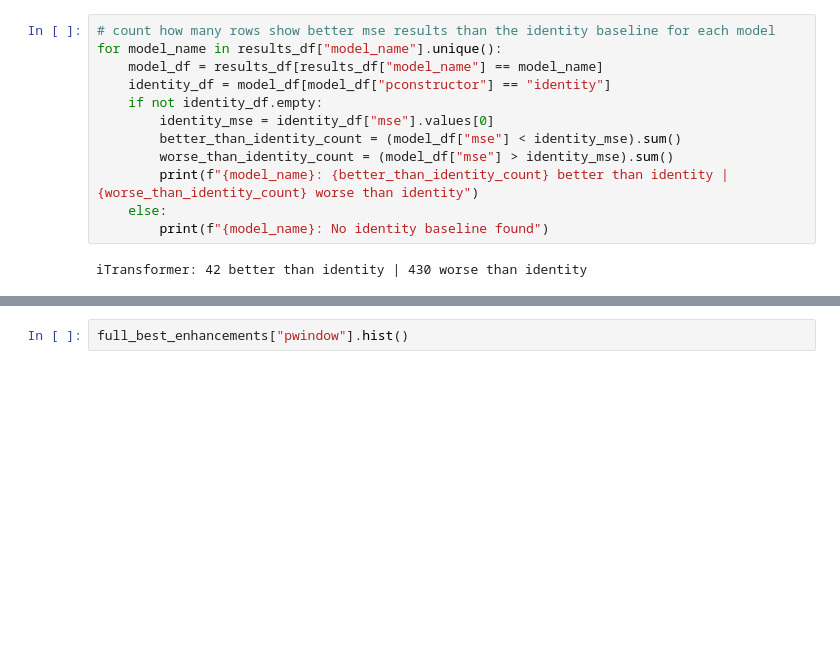
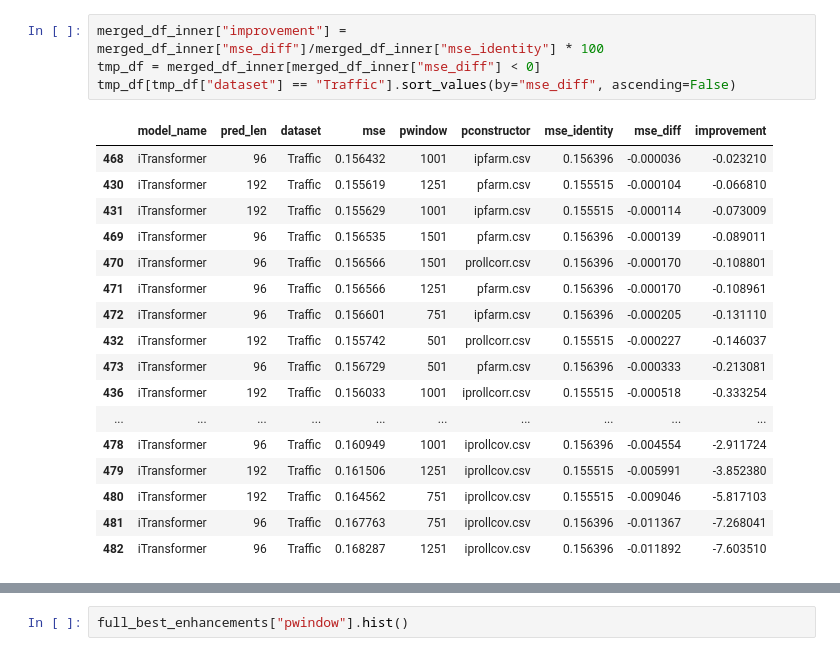
Before and after one commit to avilarenan/TSPindorama, a Jupyter notebook: results.ipynb, the cells around one changed output, grey strips where cells are left out. Saved outputs shown, nothing was run; the diff lists cells and outputs as text; blank space fills up the shorter version.

```diff
--- a/results.ipynb
+++ b/results.ipynb
@@ -100,14 +98,22 @@ dtype: int64
 # %%
-# count how many rows show better mse results than the identity baseline for each model
-for model_name in results_df["model_name"].unique():
-    model_df = results_df[results_df["model_name"] == model_name]
-    identity_df = model_df[model_df["pconstructor"] == "identity"]
-    if not identity_df.empty:
-        identity_mse = identity_df["mse"].values[0]
-        better_than_identity_count = (model_df["mse"] < identity_mse).sum()
-        worse_than_identity_count = (model_df["mse"] > identity_mse).sum()
-        print(f"{model_name}: {better_than_identity_count} better than identity | {worse_than_identity_count} worse than identity")
-    else:
-        print(f"{model_name}: No identity baseline found")
+merged_df_inner["improvement"] = merged_df_inner["mse_diff"]/merged_df_inner["mse_identity"] * 100
+tmp_df = merged_df_inner[merged_df_inner["mse_diff"] < 0]
+tmp_df[tmp_df["dataset"] == "Traffic"].sort_values(by="mse_diff", ascending=False)
 # %% [output]
-iTransformer: 42 better than identity | 430 worse than identity
+|  | model_name | pred_len | dataset | mse | pwindow | pconstructor | mse_identity | mse_diff | improvement |
+| 468 | iTransformer | 96 | Traffic | 0.156432 | 1001 | ipfarm.csv | 0.156396 | -0.000036 | -0.023210 |
+| 430 | iTransformer | 192 | Traffic | 0.155619 | 1251 | pfarm.csv | 0.155515 | -0.000104 | -0.066810 |
+| 431 | iTransformer | 192 | Traffic | 0.155629 | 1001 | ipfarm.csv | 0.155515 | -0.000114 | -0.073009 |
+| 469 | iTransformer | 96 | Traffic | 0.156535 | 1501 | pfarm.csv | 0.156396 | -0.000139 | -0.089011 |
+| 470 | iTransformer | 96 | Traffic | 0.156566 | 1501 | prollcorr.csv | 0.156396 | -0.000170 | -0.108801 |
+| 471 | iTransformer | 96 | Traffic | 0.156566 | 1251 | pfarm.csv | 0.156396 | -0.000170 | -0.108961 |
+| 472 | iTransformer | 96 | Traffic | 0.156601 | 751 | ipfarm.csv | 0.156396 | -0.000205 | -0.131110 |
+| 432 | iTransformer | 192 | Traffic | 0.155742 | 501 | prollcorr.csv | 0.155515 | -0.000227 | -0.146037 |
+| 473 | iTransformer | 96 | Traffic | 0.156729 | 501 | pfarm.csv | 0.156396 | -0.000333 | -0.213081 |
+| 436 | iTransformer | 192 | Traffic | 0.156033 | 1001 | iprollcorr.csv | 0.155515 | -0.000518 | -0.333254 |
+| ... | ... | ... | ... | ... | ... | ... | ... | ... | ... |
+| 478 | iTransformer | 96 | Traffic | 0.160949 | 1001 | iprollcov.csv | 0.156396 | -0.004554 | -2.911724 |
+| 479 | iTransformer | 192 | Traffic | 0.161506 | 1251 | iprollcov.csv | 0.155515 | -0.005991 | -3.852380 |
+| 480 | iTransformer | 192 | Traffic | 0.164562 | 751 | iprollcov.csv | 0.155515 | -0.009046 | -5.817103 |
+| 481 | iTransformer | 96 | Traffic | 0.167763 | 751 | iprollcov.csv | 0.156396 | -0.011367 | -7.268041 |
+| 482 | iTransformer | 96 | Traffic | 0.168287 | 1251 | iprollcov.csv | 0.156396 | -0.011892 | -7.603510 |
```
Also changed, not shown: parts of 8 cells of this notebook, 2 other files.
